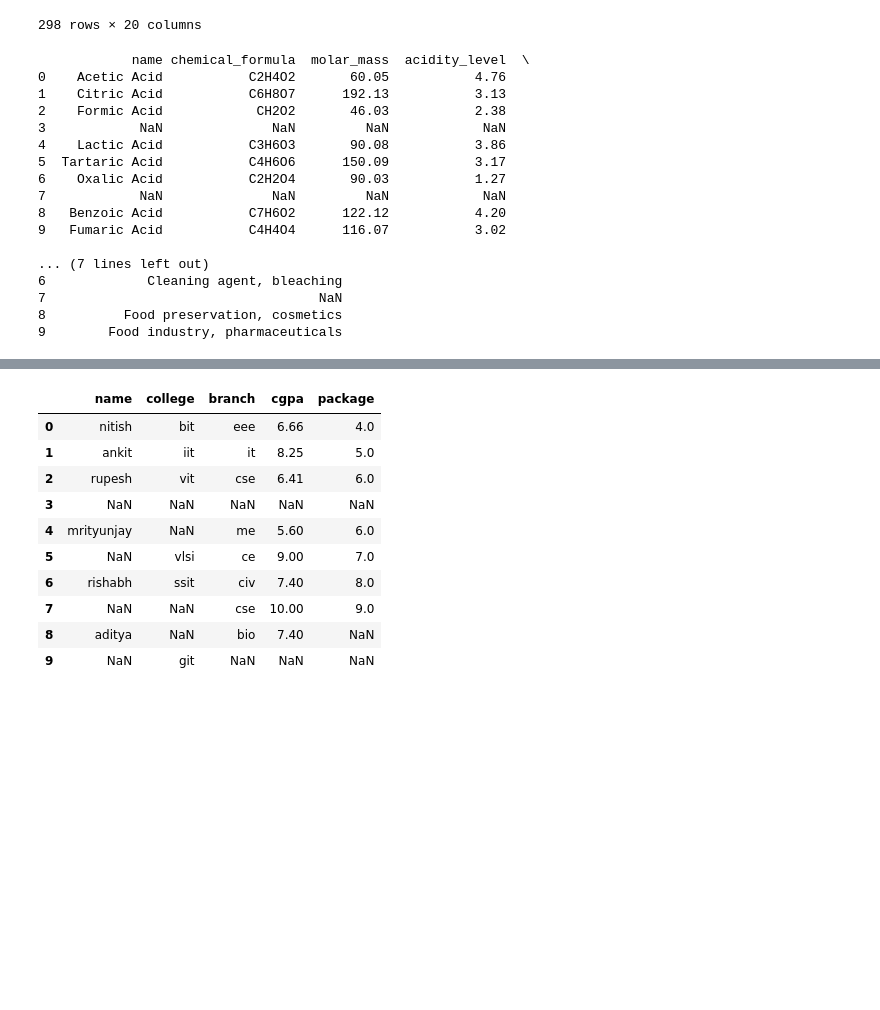
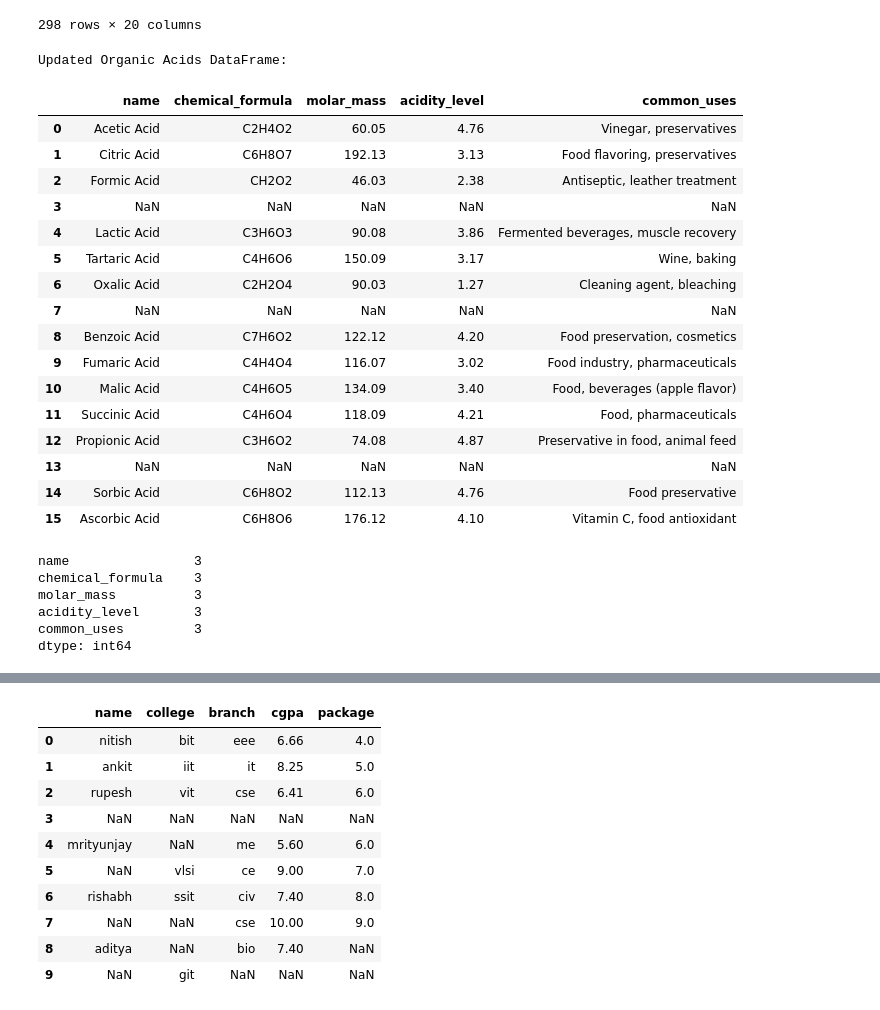
Before and after one commit to BhautikVekariya21/dsc, a Jupyter notebook: pandas/pandas_dataframe.ipynb, the cells around one changed output, grey strips where cells are left out. Cells and saved outputs as stored; diff of their text form; code cells hidden in the pictures; blank space fills up the shorter version.

```diff
--- a/pandas/pandas_dataframe.ipynb
+++ b/pandas/pandas_dataframe.ipynb
@@ -1278,35 +1379,60 @@ movies.sort_values('title_x',ascending = False)
 # %%
 import pandas as pd
 import numpy as np
 
-# Create a DataFrame for organic acids
+# Original DataFrame
 organic_acids = pd.DataFrame(
     {
         'name': ['Acetic Acid', 'Citric Acid', 'Formic Acid', np.nan, 'Lactic Acid', 'Tartaric Acid', 'Oxalic Acid', np.nan, 'Benzoic Acid', 'Fumaric Acid'],
         'chemical_formula': ['C2H4O2', 'C6H8O7', 'CH2O2', np.nan, 'C3H6O3', 'C4H6O6', 'C2H2O4', np.nan, 'C7H6O2', 'C4H4O4'],
         'molar_mass': [60.05, 192.13, 46.03, np.nan, 90.08, 150.09, 90.03, np.nan, 122.12, 116.07],
         'acidity_level': [4.76, 3.13, 2.38, np.nan, 3.86, 3.17, 1.27, np.nan, 4.20, 3.02],
         'common_uses': ['Vinegar, preservatives', 'Food flavoring, preservatives', 'Antiseptic, leather treatment', np.nan, 'Fermented beverages, muscle recovery', 'Wine, baking', 'Cleaning agent, bleaching', np.nan, 'Food preservation, cosmetics', 'Food industry, pharmaceuticals']
     }
 )
 
-# Display the DataFrame
-print(organic_acids)
+# New organic acids DataFrame
+new_acids = pd.DataFrame(
+    {
+        'name': ['Malic Acid', 'Succinic Acid', 'Propionic Acid', np.nan, 'Sorbic Acid', 'Ascorbic Acid'],
+        'chemical_formula': ['C4H6O5', 'C4H6O4', 'C3H6O2', np.nan, 'C6H8O2', 'C6H8O6'],
+        'molar_mass': [134.09, 118.09, 74.08, np.nan, 112.13, 176.12],
+        'acidity_level': [3.40, 4.21, 4.87, np.nan, 4.76, 4.10],
+        'common_uses': ['Food, beverages (apple flavor)', 'Food, pharmaceuticals', 'Preservative in food, animal feed', np.nan, 'Food preservative', 'Vitamin C, food antioxidant']
+    }
+)
+
+# Concatenate the DataFrames
+organic_acids = pd.concat([organic_acids, new_acids], ignore_index=True)
+
+# Display the updated DataFrame
+print("Updated Organic Acids DataFrame:")
+organic_acids
 # %% [output]
-            name chemical_formula  molar_mass  acidity_level  \
-0    Acetic Acid           C2H4O2       60.05           4.76
-1    Citric Acid           C6H8O7      192.13           3.13
-2    Formic Acid            CH2O2       46.03           2.38
-3            NaN              NaN         NaN            NaN
-4    Lactic Acid           C3H6O3       90.08           3.86
-5  Tartaric Acid           C4H6O6      150.09           3.17
-6    Oxalic Acid           C2H2O4       90.03           1.27
-7            NaN              NaN         NaN            NaN
-8   Benzoic Acid           C7H6O2      122.12           4.20
-9   Fumaric Acid           C4H4O4      116.07           3.02
-
-... (7 lines left out)
-6             Cleaning agent, bleaching
-7                                   NaN
-8          Food preservation, cosmetics
-9        Food industry, pharmaceuticals
+Updated Organic Acids DataFrame:
+|  | name | chemical_formula | molar_mass | acidity_level | common_uses |
+| 0 | Acetic Acid | C2H4O2 | 60.05 | 4.76 | Vinegar, preservatives |
+| 1 | Citric Acid | C6H8O7 | 192.13 | 3.13 | Food flavoring, preservatives |
+| 2 | Formic Acid | CH2O2 | 46.03 | 2.38 | Antiseptic, leather treatment |
+| 3 | NaN | NaN | NaN | NaN | NaN |
+| 4 | Lactic Acid | C3H6O3 | 90.08 | 3.86 | Fermented beverages, muscle recovery |
+| 5 | Tartaric Acid | C4H6O6 | 150.09 | 3.17 | Wine, baking |
+| 6 | Oxalic Acid | C2H2O4 | 90.03 | 1.27 | Cleaning agent, bleaching |
+| 7 | NaN | NaN | NaN | NaN | NaN |
+| 8 | Benzoic Acid | C7H6O2 | 122.12 | 4.20 | Food preservation, cosmetics |
+| 9 | Fumaric Acid | C4H4O4 | 116.07 | 3.02 | Food industry, pharmaceuticals |
+| 10 | Malic Acid | C4H6O5 | 134.09 | 3.40 | Food, beverages (apple flavor) |
+| 11 | Succinic Acid | C4H6O4 | 118.09 | 4.21 | Food, pharmaceuticals |
+| 12 | Propionic Acid | C3H6O2 | 74.08 | 4.87 | Preservative in food, animal feed |
+| 13 | NaN | NaN | NaN | NaN | NaN |
+| 14 | Sorbic Acid | C6H8O2 | 112.13 | 4.76 | Food preservative |
+| 15 | Ascorbic Acid | C6H8O6 | 176.12 | 4.10 | Vitamin C, food antioxidant |
+# %%
+organic_acids.isnull().sum()
+# %% [output]
+name                3
+chemical_formula    3
+molar_mass          3
+acidity_level       3
+common_uses         3
+dtype: int64
```
Also changed, not shown: parts of 24 cells of this notebook, 3 other files.
